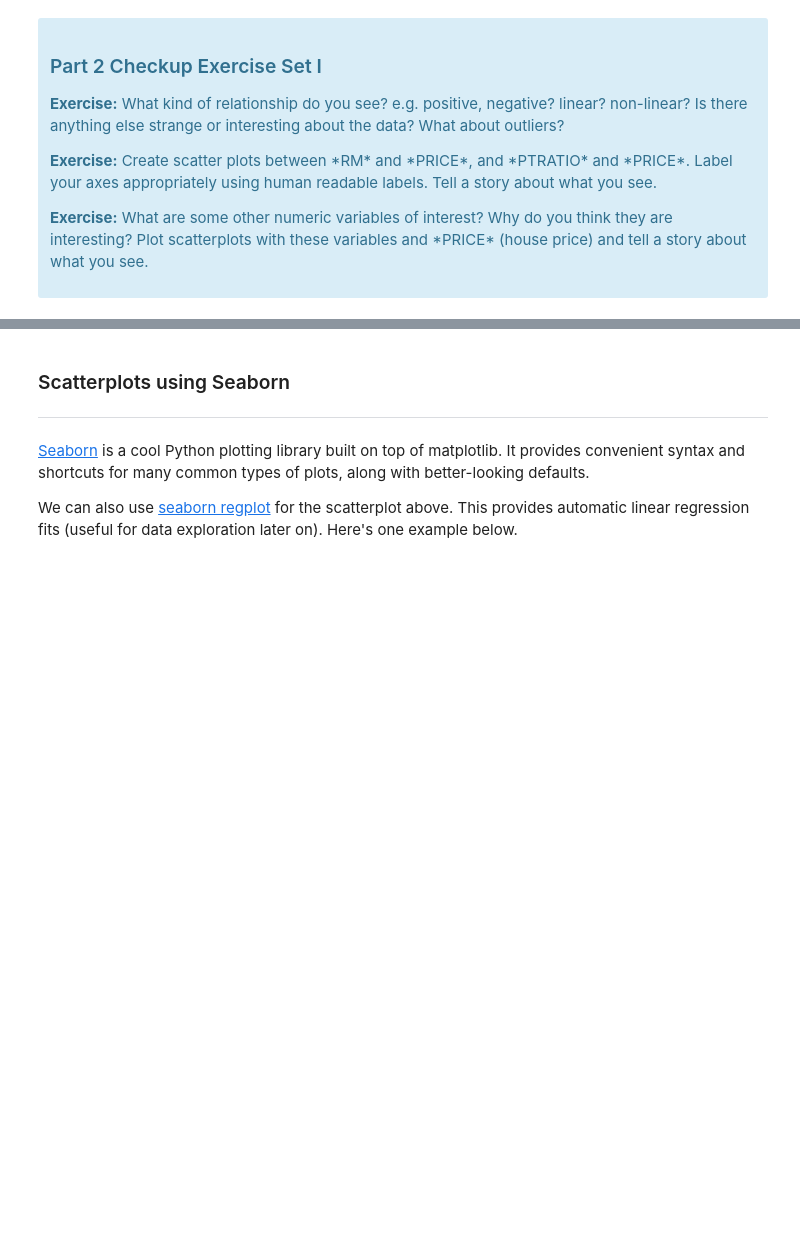
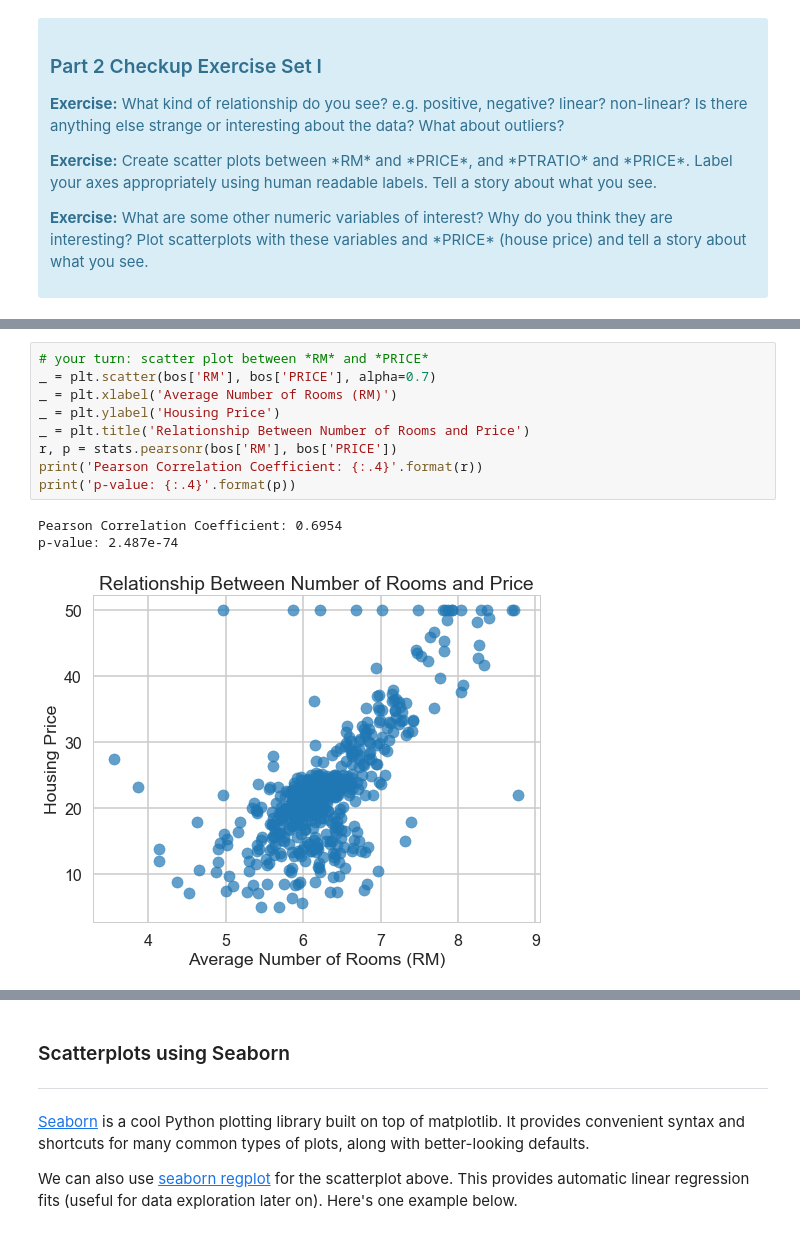
Before and after one commit to tsansom/Springboard-Data-Science, a Jupyter notebook: mini_projects/machine_learning/linear_regression/Mini_Project_Linear_Regression.ipynb, the cells around one changed output, grey strips where cells are left out. Drawn from its saved outputs; the diff is of its cells as text; blank space fills up the shorter version.

```diff
--- a/mini_projects/machine_learning/linear_regression/Mini_Project_Linear_Regression.ipynb
+++ b/mini_projects/machine_learning/linear_regression/Mini_Project_Linear_Regression.ipynb
@@ -226,0 +295,13 @@ plt.title("Relationship between CRIM and Price")
+# %%
+# your turn: scatter plot between *RM* and *PRICE*
+_ = plt.scatter(bos['RM'], bos['PRICE'], alpha=0.7)
+_ = plt.xlabel('Average Number of Rooms (RM)')
+_ = plt.ylabel('Housing Price')
+_ = plt.title('Relationship Between Number of Rooms and Price')
+r, p = stats.pearsonr(bos['RM'], bos['PRICE'])
+print('Pearson Correlation Coefficient: {:.4}'.format(r))
+print('p-value: {:.4}'.format(p))
+# %% [output]
+Pearson Correlation Coefficient: 0.6954
+p-value: 2.487e-74
+[figure, added]
```
Also changed, not shown: parts of 43 cells of this notebook.
